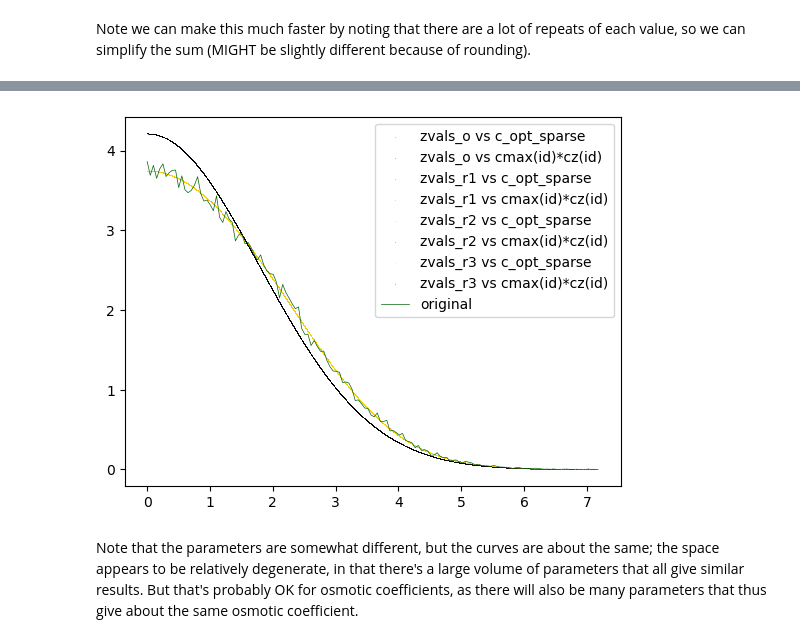
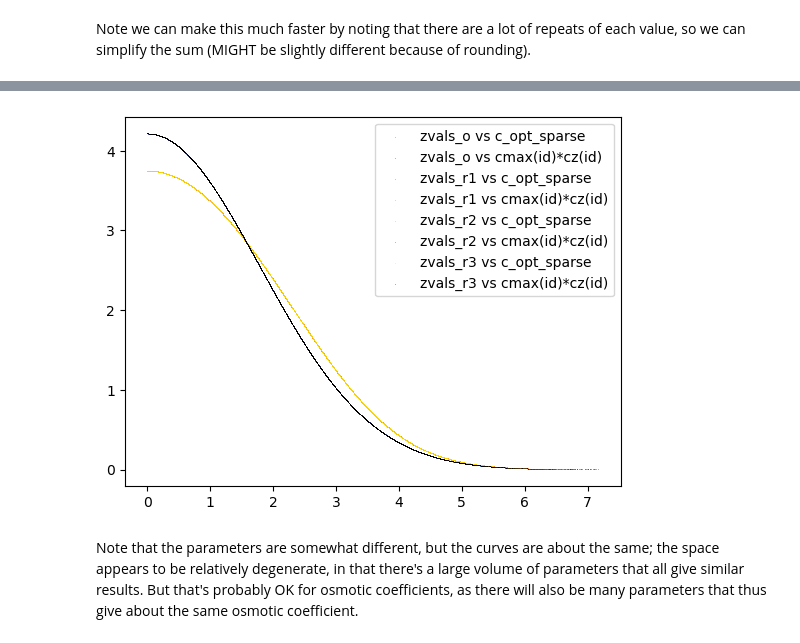
Before and after one commit to barmoral/HW_openMM, a Jupyter notebook: blanca_analysis/hw_bootstrapping_fitting_BM_MRS.ipynb, the cells around one changed output, grey strips where cells are left out. Drawn from its saved outputs; the diff is of its cells as text; code cells hidden in the pictures.

```diff
--- a/blanca_analysis/hw_bootstrapping_fitting_BM_MRS.ipynb
+++ b/blanca_analysis/hw_bootstrapping_fitting_BM_MRS.ipynb
@@ -656,22 +656,22 @@ time= 2.7076778530608863
 # %%
 # now plot the new data
 c_opt_sparse_o = converge_c(results.x,zsparse_o,cz_start=c_new_sparse_o,verbose=False)
 c_opt_sparse_r1 = converge_c(results.x,zsparse_r1,cz_start=c_new_sparse_r1,verbose=False)
 c_opt_sparse_r2 = converge_c(results.x,zsparse_r2,cz_start=c_new_sparse_r2,verbose=False)
 c_opt_sparse_r3 = converge_c(results.x,zsparse_r3,cz_start=c_new_sparse_r3,verbose=False)
 plt.scatter(zsparse_o,c_opt_sparse_o,s=0.1,lw=0.1,c='m', label='zvals_o vs c_opt_sparse')
 plt.scatter(zsparse_o,cmax_ideal*cz_ideal(zsparse_o),s=0.1,lw=0.1,c='b', label='zvals_o vs cmax(id)*cz(id)')
 plt.scatter(zsparse_r1,c_opt_sparse_r1,s=0.1,lw=0.1,c='r', label='zvals_r1 vs c_opt_sparse')
 plt.scatter(zsparse_r1,cmax_ideal*cz_ideal(zsparse_r1),s=0.1,lw=0.1,c='c', label='zvals_r1 vs cmax(id)*cz(id)')
 plt.scatter(zsparse_r2,c_opt_sparse_r2,s=0.1,lw=0.1,c='darkorange', label='zvals_r2 vs c_opt_sparse')
 plt.scatter(zsparse_r2,cmax_ideal*cz_ideal(zsparse_r2),s=0.1,lw=0.1,c='indigo', label='zvals_r2 vs cmax(id)*cz(id)')
 plt.scatter(zsparse_r3,c_opt_sparse_r3,s=0.1,lw=0.1,c='gold', label='zvals_r3 vs c_opt_sparse')
 plt.scatter(zsparse_r3,cmax_ideal*cz_ideal(zsparse_r3),s=0.1,lw=0.1,c='black', label='zvals_r3 vs cmax(id)*cz(id)')
-plt.plot(z,concentration_profiles[0],'darkgreen',lw=0.5, label='original')
+# plt.plot(z,concentration_profiles[0],'darkgreen',lw=0.5, label='original')
 plt.legend()
 plt.show()
 # %% [output]
-[figure, old version]
+[figure, new version]
 # %% [markdown]
 Note that the parameters are somewhat different, but the curves are about the same; the space appears to be relatively degenerate, in that there's a large volume of parameters that all give similar results. But that's probably OK for osmotic coefficients, as there will also be many parameters that thus give about the same osmotic coefficient.
 # %% [markdown]
```
Also changed, not shown: parts of 10 cells of this notebook, 11 other files.
